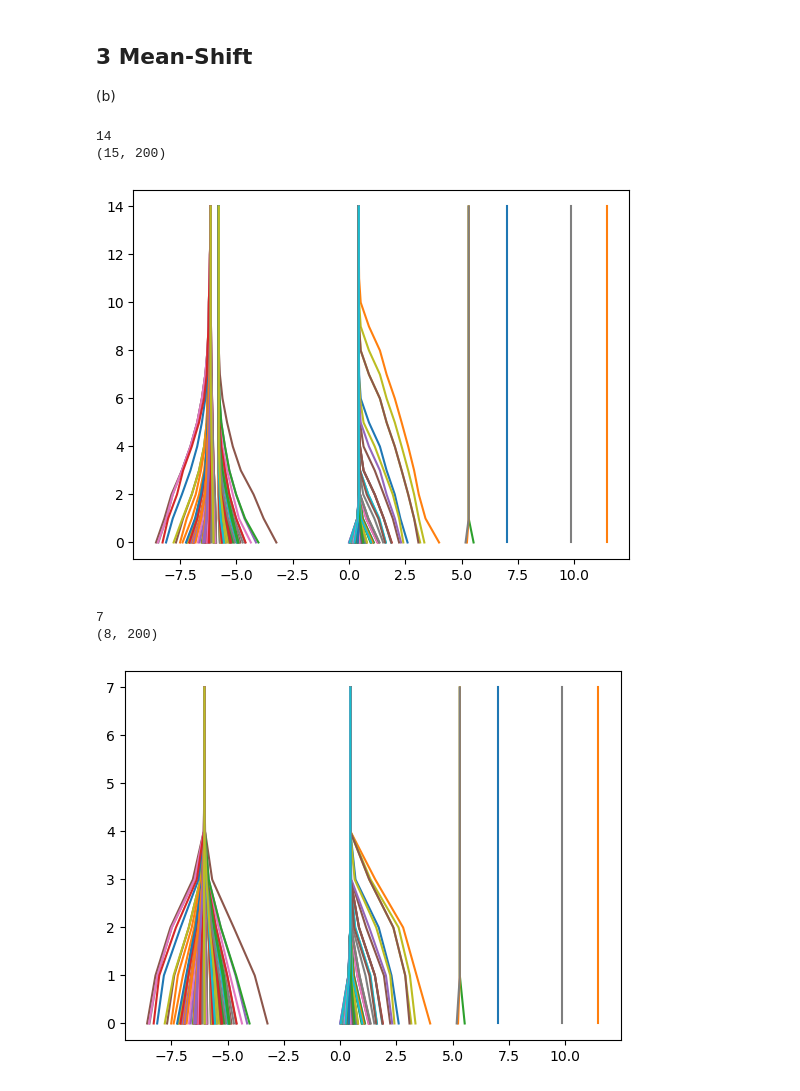
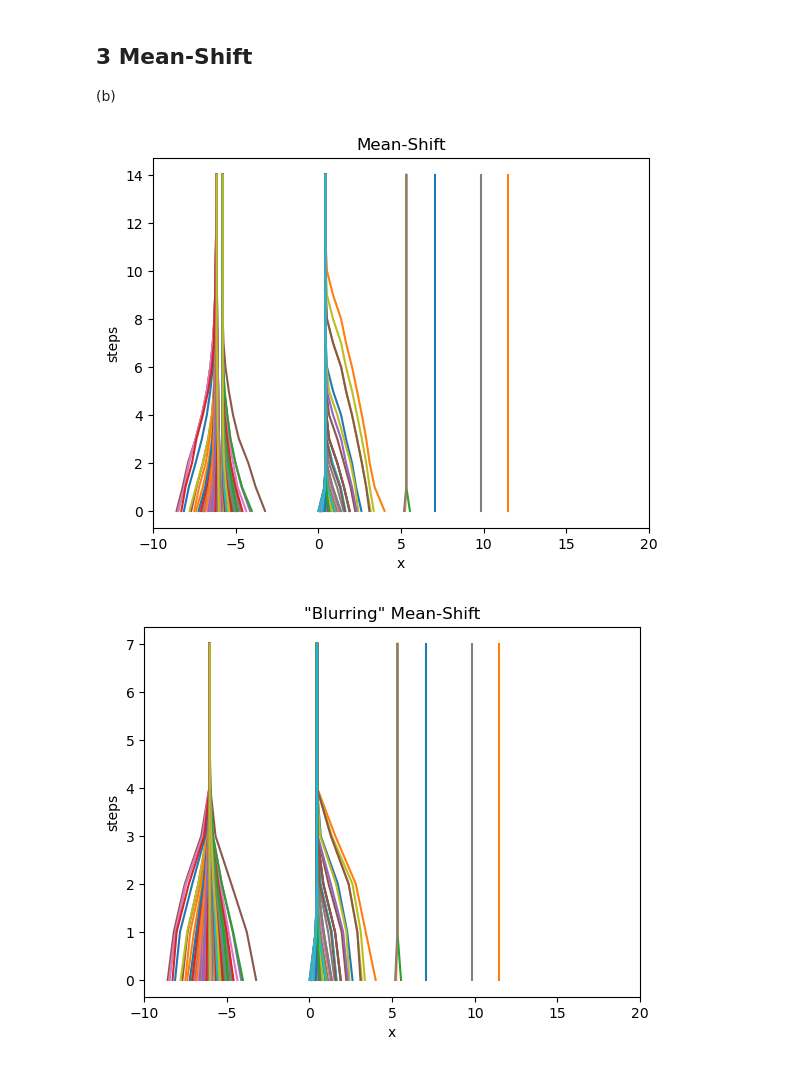
Before and after one commit to emironovich/mlph_w24, a Jupyter notebook: sheet02/sheet02.ipynb, the cells around one changed output. Saved outputs shown, nothing was run; the diff lists cells and outputs as text; code cells hidden in the pictures.

```diff
--- a/sheet02/sheet02.ipynb
+++ b/sheet02/sheet02.ipynb
@@ -165,37 +165,37 @@ def mean_shift_step(x, xt, r=1):
 # %%
 # load the data
 data = np.load("data/samples.npy")
 x = data[:200]  # use e.g. the first 200 points
 xt = x
 
 trajectories = [xt]
 max_steps = 100
 for step in range(max_steps):
 
     # TODO: update xt with your mean shift step
     xt = mean_shift_step(x, xt)
     trajectories.append(xt)
     if np.allclose(trajectories[-1], trajectories[-2]):  # break in case of convergence
         break
 trajectories = np.stack(trajectories)
 n_steps = len(trajectories) - 1
 
-print(n_steps)
-print(trajectories.shape)
-
 fig, ax = plt.subplots()
 
 for i in range(trajectories.shape[1]):
     ax.plot(trajectories[:, i], np.array(range(trajectories.shape[0])))
 
+ax.set_xlim(-10, 20)
+ax.set_xlabel('x')
+ax.set_ylabel('steps')
+ax.set_title('Mean-Shift')
+
 plt.show()
 
 
 # TODO: plot the trajectories
 # %% [output]
-14
-(15, 200)
-[figure, old version]
+[figure, new version]
 # %%
 # TODO: implement the update to the local mean
 
@@ -246,7 +246,6 @@ xt = x
 trajectories = [xt]
 max_steps = 100
 for step in range(max_steps):
-
     # TODO: update xt with your mean shift step
     xt = mean_shift_step_blurry(xt)
     trajectories.append(xt)
@@ -255,19 +254,18 @@ for step in range(max_steps):
 trajectories = np.stack(trajectories)
 n_steps = len(trajectories) - 1
 
-print(n_steps)
-print(trajectories.shape)
-
 fig, ax = plt.subplots()
 
 for i in range(trajectories.shape[1]):
     ax.plot(trajectories[:, i], np.array(range(trajectories.shape[0])))
 
+ax.set_xlim(-10, 20)
+ax.set_xlabel('x')
+ax.set_ylabel('steps')
+ax.set_title('\"Blurring\" Mean-Shift')
 plt.show()
 
 
 # TODO: plot the trajectories
 # %% [output]
-7
-(8, 200)
-[figure, old version]
+[figure, new version]
```
